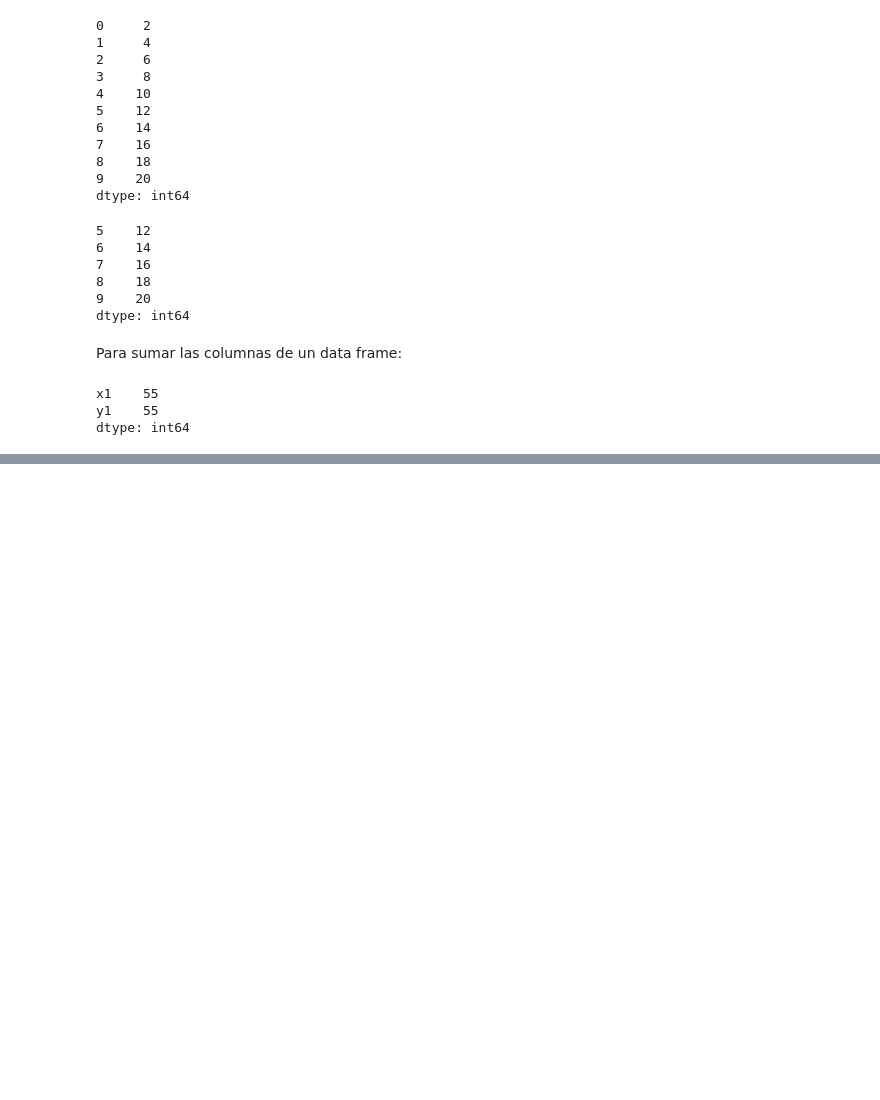
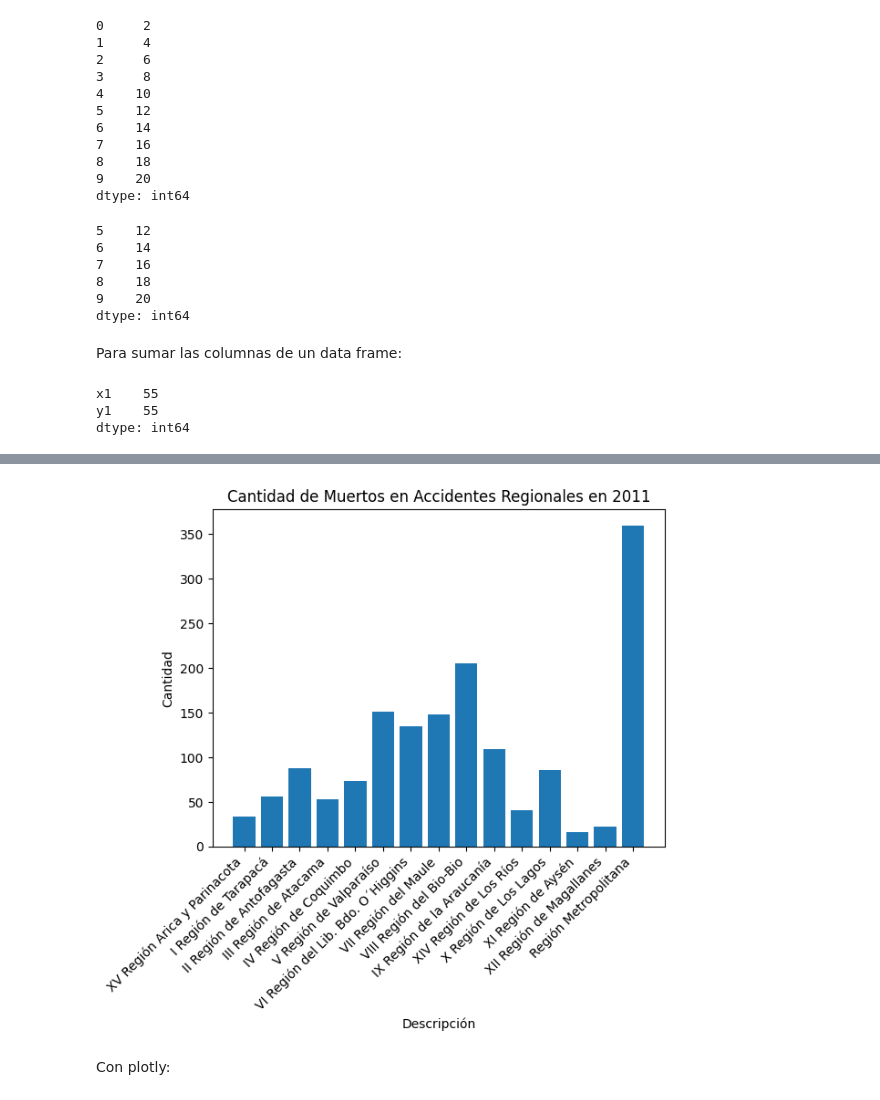
Before and after one commit to mzambrano1/mineria2024, a Jupyter notebook: Tutorial_1 (1)/tutorial1.ipynb, the cells around one changed output, grey strips where cells are left out. Cells and saved outputs as stored; diff of their text form; code cells hidden in the pictures; blank space fills up the shorter version.

```diff
--- a/Tutorial_1 (1)/tutorial1.ipynb
+++ b/Tutorial_1 (1)/tutorial1.ipynb
@@ -621,0 +764,27 @@ dtype: int64
+# %%
+
+
+# Filtrar los datos donde Muestra es igual a "Regional", Anio es igual a 2011 y Estado es igual a "Muertos"
+afect2011 = afectados[(afectados['Muestra'] == 'Regional') &
+                      (afectados['Anio'] == 2011) &
+                      (afectados['Estado'] == 'Muertos')]
+
+# Crear un gráfico de barras
+plt.bar(afect2011['Descripcion'], afect2011['Cantidad'])
+
+# Establecer etiquetas de los ejes
+plt.xlabel('Descripción')
+plt.ylabel('Cantidad')
+
+# Establecer título
+plt.title('Cantidad de Muertos en Accidentes Regionales en 2011')
+
+# Rotar etiquetas del eje x para mejor visualización
+plt.xticks(rotation=45, ha='right')
+
+# Mostrar el gráfico
+plt.show()
+# %% [output]
+[figure, added]
+# %% [markdown]
+Con plotly:
```
Also changed, not shown: parts of 25 cells of this notebook.
